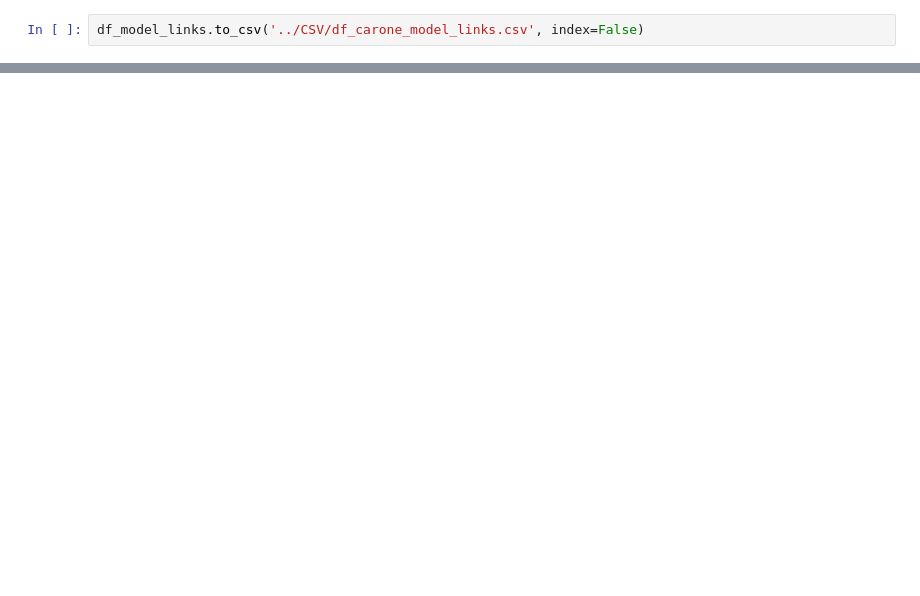
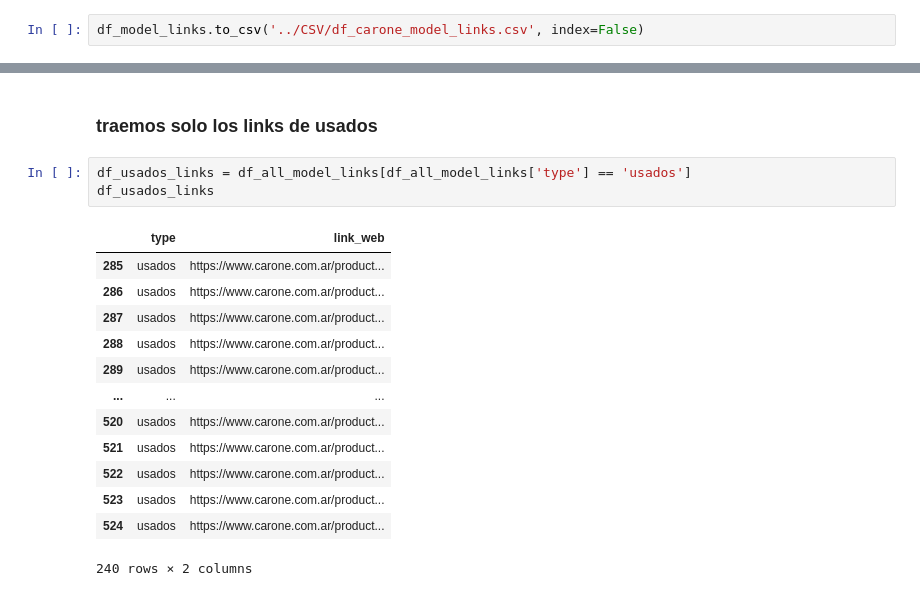
Before and after one commit to matiasfeliu92/jupyter_data, a Jupyter notebook: ETL/carone_data_ETL.ipynb, the cells around one changed output, grey strips where cells are left out. Drawn from its saved outputs; the diff is of its cells as text; blank space fills up the shorter version.

```diff
--- a/ETL/carone_data_ETL.ipynb
+++ b/ETL/carone_data_ETL.ipynb
@@ -251,0 +258,19 @@ df_okm_models_description
+# %% [markdown]
+### traemos solo los links de usados
+# %%
+df_usados_links = df_all_model_links[df_all_model_links['type'] == 'usados']
+df_usados_links
+# %% [output]
+|  | type | link_web |
+| 285 | usados | https://www.carone.com.ar/product... |
+| 286 | usados | https://www.carone.com.ar/product... |
+| 287 | usados | https://www.carone.com.ar/product... |
+| 288 | usados | https://www.carone.com.ar/product... |
+| 289 | usados | https://www.carone.com.ar/product... |
+| ... | ... | ... |
+| 520 | usados | https://www.carone.com.ar/product... |
+| 521 | usados | https://www.carone.com.ar/product... |
+| 522 | usados | https://www.carone.com.ar/product... |
+| 523 | usados | https://www.carone.com.ar/product... |
+| 524 | usados | https://www.carone.com.ar/product... |
+240 rows × 2 columns
```
Also changed, not shown: parts of 14 cells of this notebook, 1 other file.
